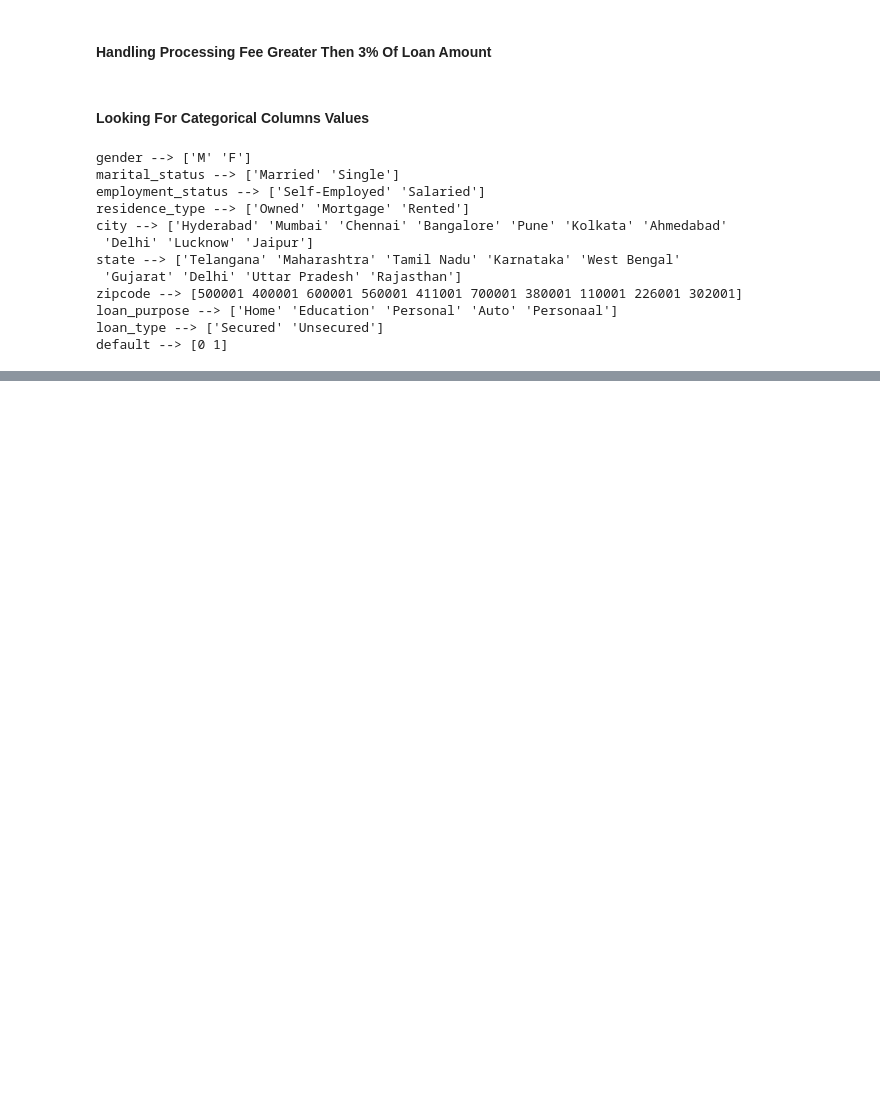
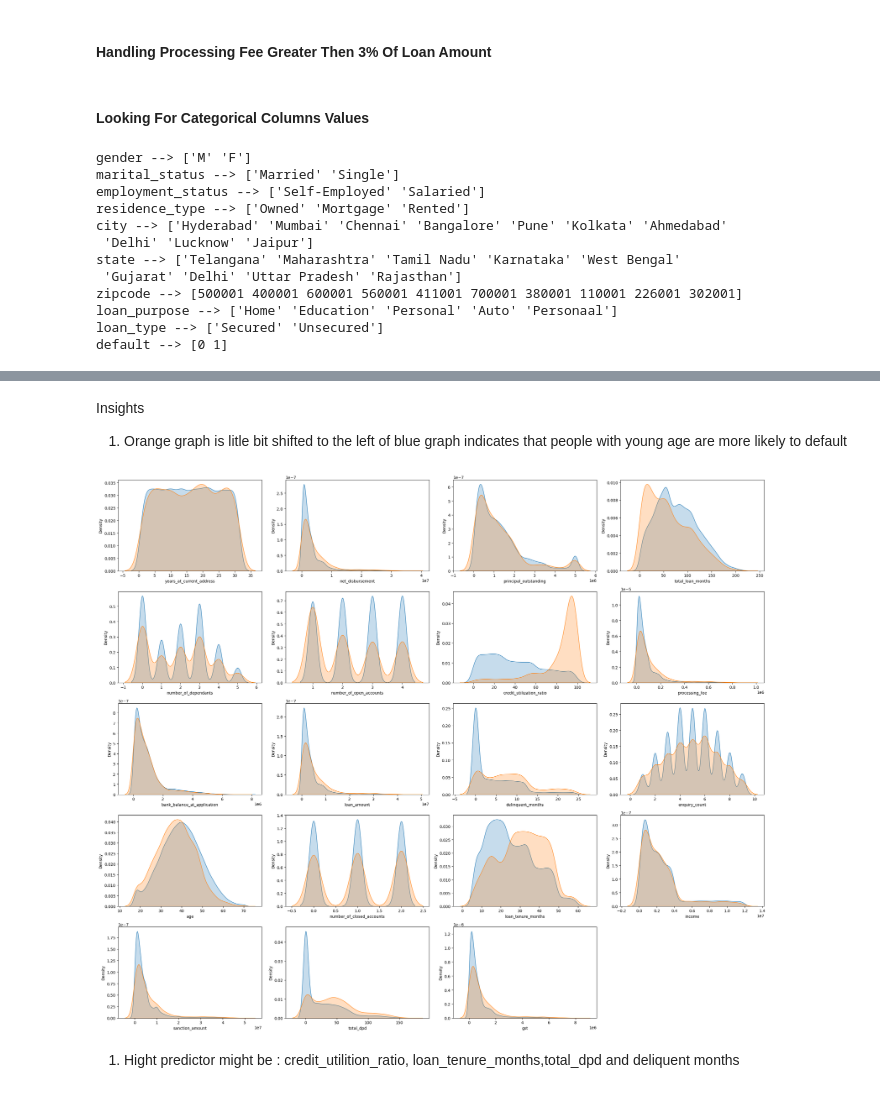
Before and after one commit to gianlucapes/credit_risk_modelling, a Jupyter notebook: notebook/credit_risk_model.ipynb, the cells around one changed output, grey strips where cells are left out. Cells and saved outputs as stored; diff of their text form; code cells hidden in the pictures; blank space fills up the shorter version.

Commit message:
complete eda and gain insights

```diff
--- a/notebook/credit_risk_model.ipynb
+++ b/notebook/credit_risk_model.ipynb
@@ -247,0 +285,18 @@ df_test['loan_purpose']=df_test['loan_purpose'].replace("Personaal","Personal")
+# %% [markdown]
+Insights
+1. Orange graph is litle bit shifted to the left of blue graph indicates that people with young age are more likely to default
+# %%
+plt.figure(figsize=(24,20))
+
+# Loop through each continuous column and create a box plot
+for i, column in enumerate(columns_continuous):
+    plt.subplot(5,4,i+1)
+    sns.kdeplot(df_train[df_train['default']==0][column],fill=True,label="Default=0")
+    sns.kdeplot(df_train[df_train['default']==1][column],fill=True,label="Default=1")
+
+plt.tight_layout() # Adjust subplot parameters for a tight layout
+plt.show()
+# %% [output]
+[figure, added]
+# %% [markdown]
+1. Hight predictor might be : credit_utilition_ratio, loan_tenure_months,total_dpd and deliquent months
```
Also changed, not shown: parts of 4 cells of this notebook.
